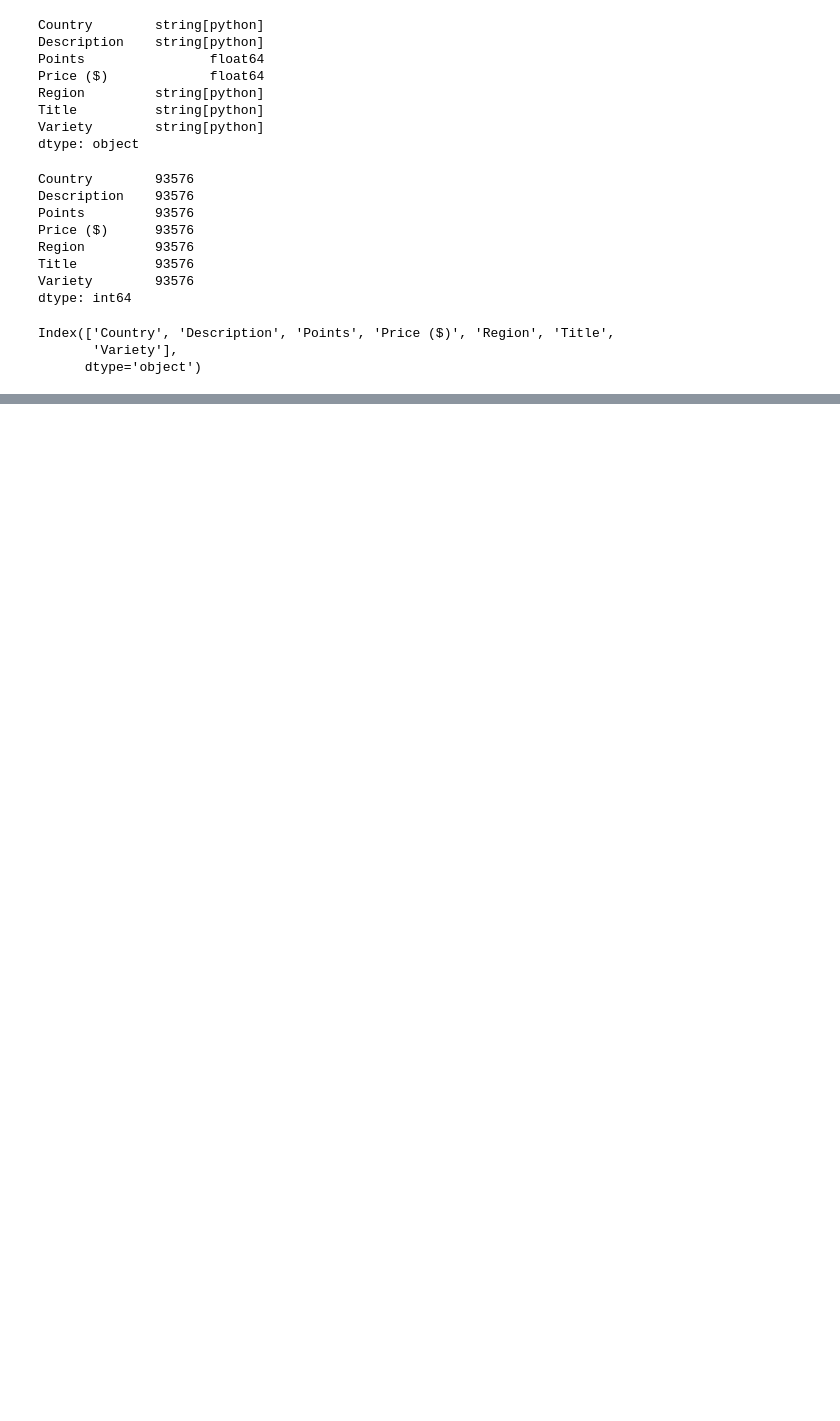
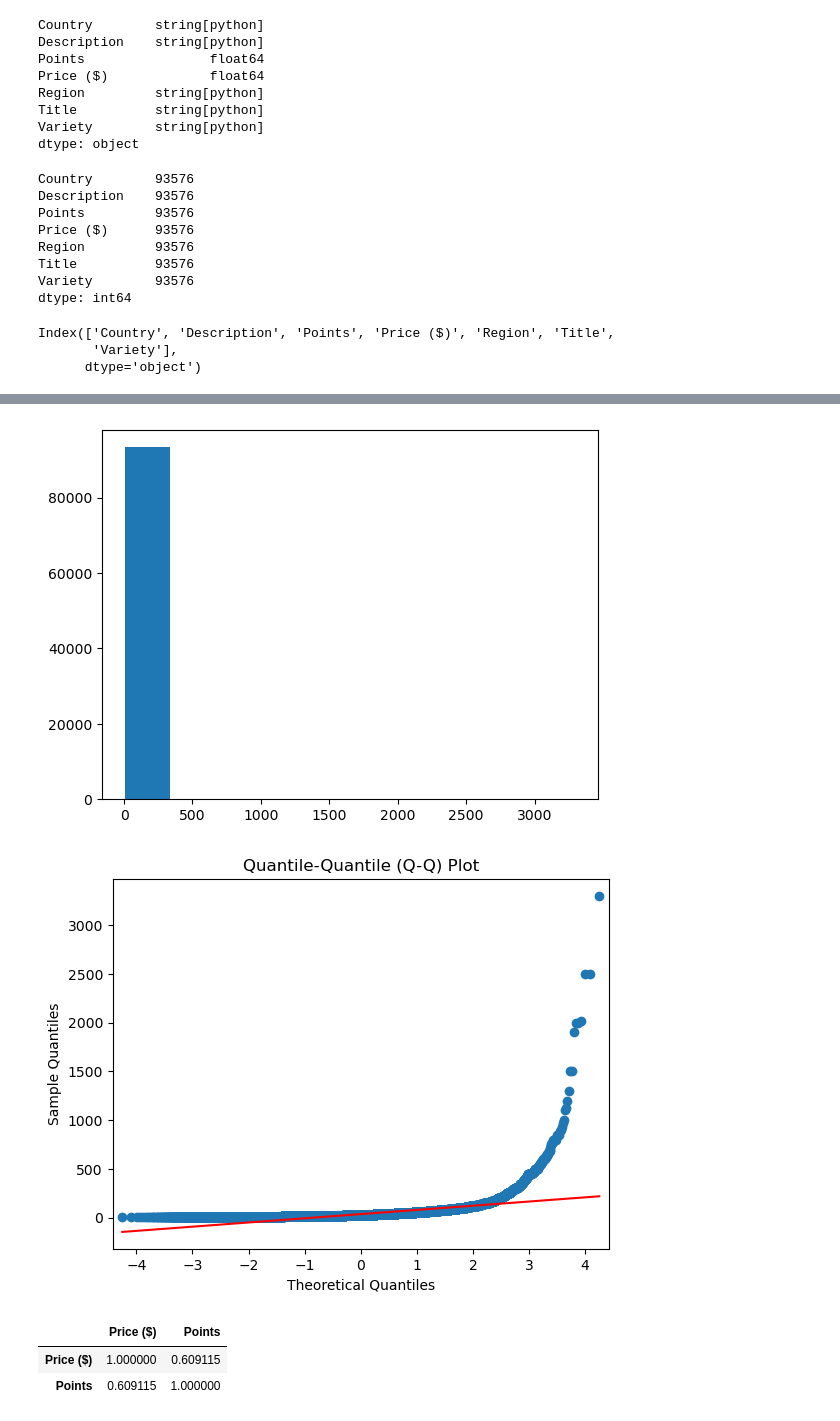
Before and after one commit to carojasp12/Sip-by-Sip, a Jupyter notebook: Code/Sip-by-Sip.ipynb, the cells around one changed output, grey strips where cells are left out. Drawn from its saved outputs; the diff is of its cells as text; code cells hidden in the pictures; blank space fills up the shorter version.

```diff
--- a/Code/Sip-by-Sip.ipynb
+++ b/Code/Sip-by-Sip.ipynb
@@ -113,0 +114,16 @@ PearsonRResult(statistic=0.4149569124009651, pvalue=0.0)
+# %%
+plt.hist(wine_df['Price ($)'])
+plt.show()
+sm.qqplot(wine_df['Price ($)'], line='s')
+plt.title('Quantile-Quantile (Q-Q) Plot')
+plt.show()
+# %% [output]
+[figure, added]
+[figure, added]
+# %%
+wine_df_spearman = wine_df[['Price ($)', 'Points']]
+wine_df_spearman.corr(method='spearman')
+# %% [output]
+|  | Price ($) | Points |
+| Price ($) | 1.000000 | 0.609115 |
+| Points | 0.609115 | 1.000000 |
```
Also changed, not shown: parts of 42 cells of this notebook.
